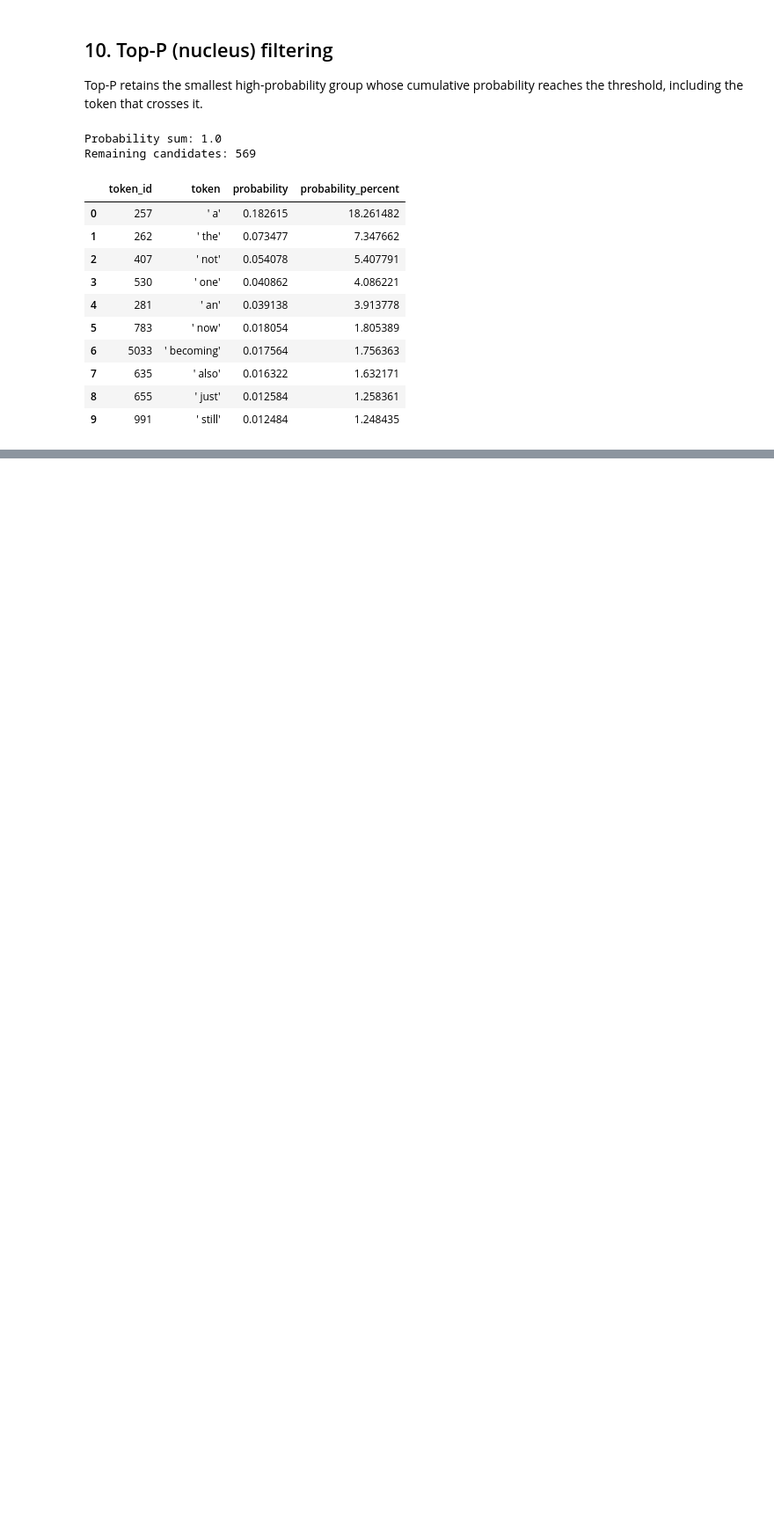
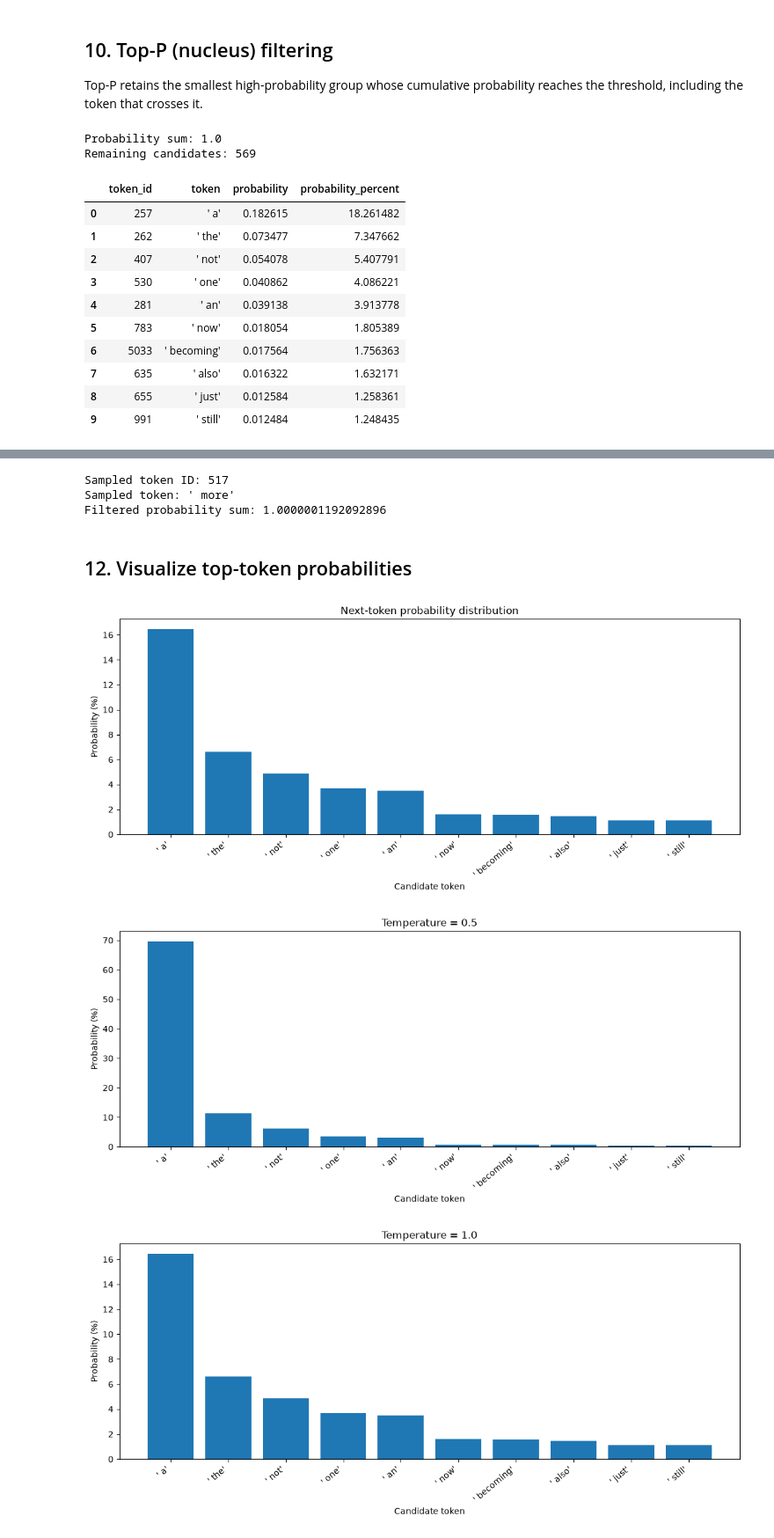
Before and after one commit to omkarchoudhary29/NEXUS-LLM, a Jupyter notebook: notebooks/04_next_token_prediction.ipynb, the cells around one changed output, grey strips where cells are left out. Shown at 88% size. Saved outputs shown, nothing was run; the diff lists cells and outputs as text; code cells hidden in the pictures; blank space fills up the shorter version.

Commit message:
feat(prediction-nb): complete notebook with combined sampling, probability visualization, and token generation

```diff
--- a/notebooks/04_next_token_prediction.ipynb
+++ b/notebooks/04_next_token_prediction.ipynb
@@ -244,0 +249,54 @@ Remaining candidates: 569
+# %%
+def sample_next_token(logits_tensor, temperature=1.0, top_k=None, top_p=None):
+    if temperature <= 0:
+        raise ValueError("temperature must be greater than 0")
+
+    filtered_logits = logits_tensor / temperature
+    if top_k is not None:
+        filtered_logits = apply_top_k(filtered_logits, top_k)
+    if top_p is not None:
+        filtered_logits = apply_top_p(filtered_logits, top_p)
+
+    probs = F.softmax(filtered_logits, dim=-1)
+    sampled_ids = torch.multinomial(probs, num_samples=1)
+    return sampled_ids, probs
+
+torch.manual_seed(42)
+sampled_ids, sampled_probs = sample_next_token(
+    next_token_logits, temperature=0.8, top_k=50, top_p=0.90
+)
+sampled_token_id = sampled_ids.item()
+print("Sampled token ID:", sampled_token_id)
+print("Sampled token:", repr(tokenizer.decode([sampled_token_id])))
+print("Filtered probability sum:", sampled_probs.sum().item())
+# %% [output]
+Sampled token ID: 517
+Sampled token: ' more'
+Filtered probability sum: 1.0000001192092896
+# %% [markdown]
+## 12. Visualize top-token probabilities
+# %%
+def plot_top_predictions(probability_tensor, tokenizer, top_n=10,
+                         title="Next-token probability distribution"):
+    top_n = min(top_n, probability_tensor.shape[-1])
+    top_probs, top_ids = torch.topk(probability_tensor[0], k=top_n)
+    labels = [repr(tokenizer.decode([token_id])) for token_id in top_ids.tolist()]
+    values = top_probs.detach().cpu().numpy() * 100
+
+    plt.figure(figsize=(11, 5))
+    plt.bar(labels, values)
+    plt.title(title)
+    plt.xlabel("Candidate token")
+    plt.ylabel("Probability (%)")
+    plt.xticks(rotation=40, ha="right")
+    plt.tight_layout()
+    plt.show()
+
+plot_top_predictions(probabilities, tokenizer, top_n=10)
+for temperature, temp_probs in temperature_probabilities.items():
+    plot_top_predictions(temp_probs, tokenizer, top_n=10,
+                         title=f"Temperature = {temperature}")
+# %% [output]
+[figure, added]
+[figure, added]
+[figure, added]
```
Also changed, not shown: parts of 5 cells of this notebook.
